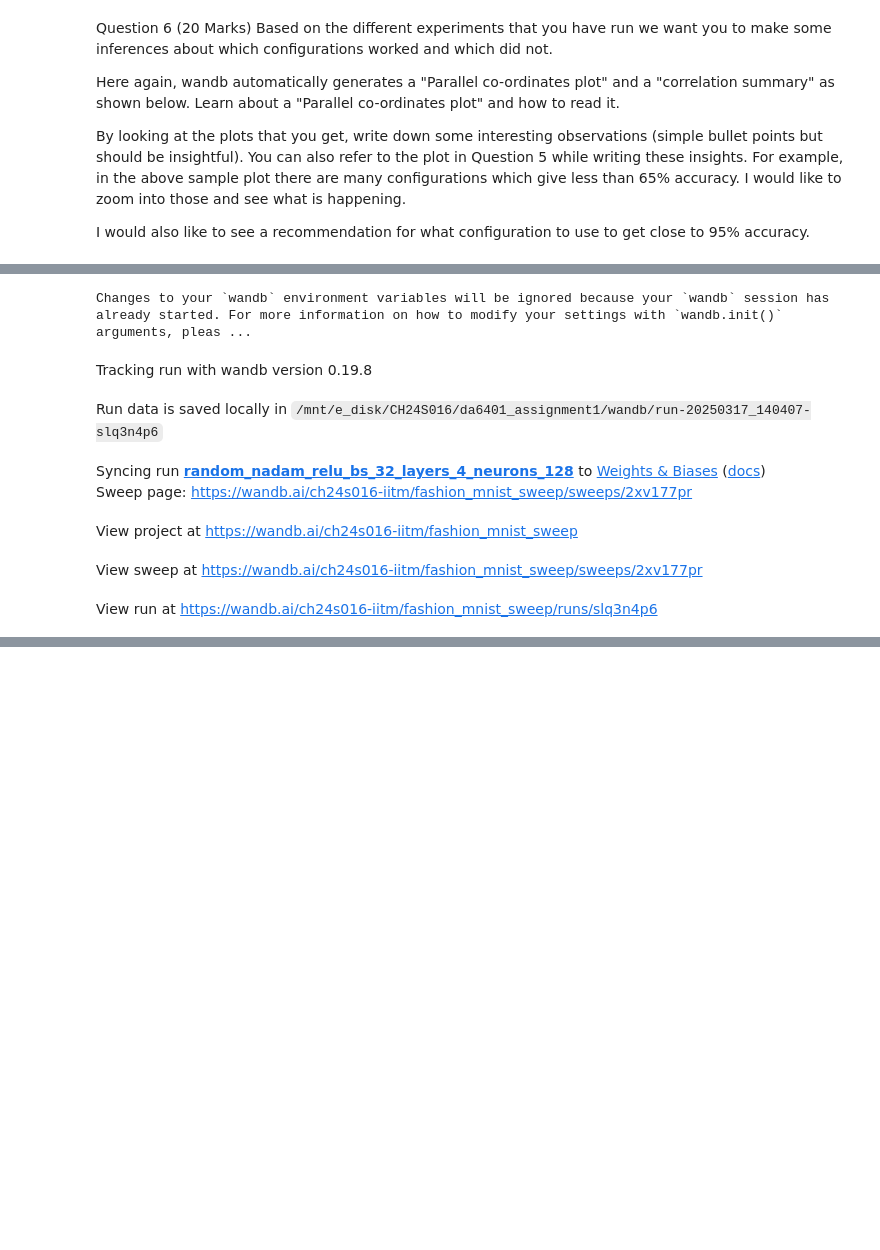
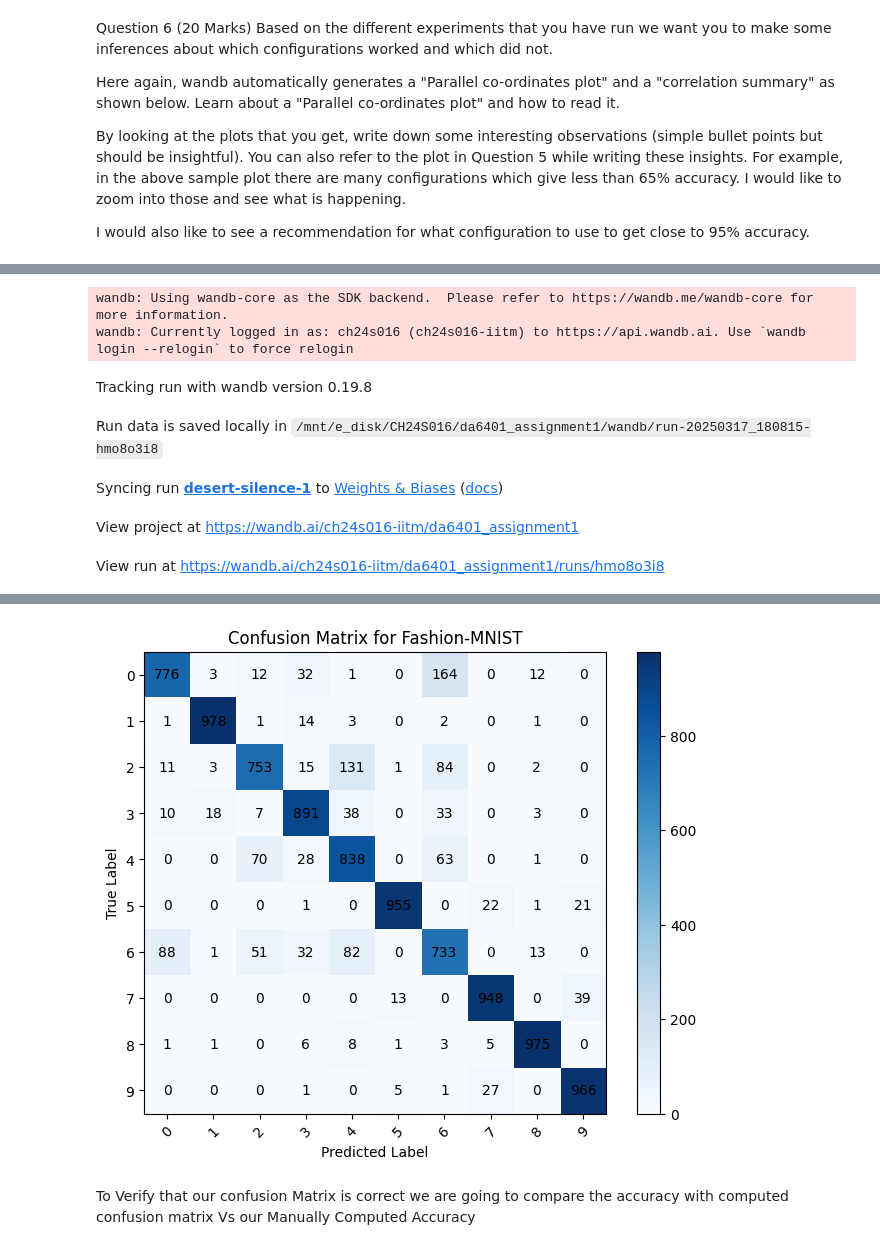
Before and after one commit to Hemnath0075/da6401_assignment1, a Jupyter notebook: all_questions.ipynb, the cells around one changed output, grey strips where cells are left out. Saved outputs shown, nothing was run; the diff lists cells and outputs as text; code cells hidden in the pictures; blank space fills up the shorter version.

Commit message:
added confusion matrix for inference with test dataset

```diff
--- a/all_questions.ipynb
+++ b/all_questions.ipynb
@@ -649,17 +652,58 @@ model = NeuralNetwork(
 model.train(train_images_splitted, train_labels_splitted, best_run.config['epochs'], best_run.config['batch_size'], val_images, val_labels,plots=False,wb_log=True)
 
 y_pred = model.predict(test_images)
-test_accuracy = np.mean(y_pred == test_labels)
-print(f"Test Accuracy: {test_accuracy:.4f}")
+y_pred = np.argmax(y_pred, axis=1)
+y_true_labels = np.argmax(test_labels, axis=1)
+test_accuracy = np.mean(y_pred == y_true_labels)
+print('the accuracy of test dataset is ',test_accuracy)
+
+# Number of classes in Fashion-MNIST
+num_classes = 10
+
+# Initialize confusion matrix with zeros
+confusion_matrix = np.zeros((num_classes, num_classes), dtype=int)
+
+# Populate the confusion matrix
+for true, pred in zip(y_true_labels, y_pred):
+    confusion_matrix[true, pred] += 1
+
+
+
+fig, ax = plt.subplots(figsize=(8, 6))
+cax = ax.imshow(confusion_matrix, cmap="Blues")
+
+# Add color bar
+plt.colorbar(cax)
+
+# Set labels
+ax.set_xlabel("Predicted Label")
+ax.set_ylabel("True Label")
+ax.set_xticks(np.arange(num_classes))
+ax.set_yticks(np.arange(num_classes))
+ax.set_xticklabels(np.arange(num_classes))
+ax.set_yticklabels(np.arange(num_classes))
+
+# Rotate x-axis labels for better readability
+plt.xticks(rotation=45)
+
+# Add text annotations inside the cells
+for i in range(num_classes):
+    for j in range(num_classes):
+        ax.text(j, i, str(confusion_matrix[i, j]), ha="center", va="center", color="black")
+
+# Set title
+ax.set_title("Confusion Matrix for Fashion-MNIST")
+
+# Show plot
+plt.show()
 # %% [output]
-Changes to your `wandb` environment variables will be ignored because your `wandb` session has already started. For more information on how to modify your settings with `wandb.init()` arguments, pleas ...
+wandb: Using wandb-core as the SDK backend.  Please refer to https://wandb.me/wandb-core for more information.
+wandb: Currently logged in as: ch24s016 (ch24s016-iitm) to https://api.wandb.ai. Use `wandb login --relogin` to force relogin
 Tracking run with wandb version 0.19.8
-Run data is saved locally in /mnt/e_disk/CH24S016/da6401_assignment1/wandb/run-20250317_140407-slq3n4p6
+Run data is saved locally in /mnt/e_disk/CH24S016/da6401_assignment1/wandb/run-20250317_180815-hmo8o3i8
-Syncing run random_nadam_relu_bs_32_layers_4_neurons_128 to Weights & Biases (docs)
-Sweep page: https://wandb.ai/ch24s016-iitm/fashion_mnist_sweep/sweeps/2xv177pr
+Syncing run desert-silence-1 to Weights & Biases (docs)
-View project at https://wandb.ai/ch24s016-iitm/fashion_mnist_sweep
+View project at https://wandb.ai/ch24s016-iitm/da6401_assignment1
-View sweep at https://wandb.ai/ch24s016-iitm/fashion_mnist_sweep/sweeps/2xv177pr
+View run at https://wandb.ai/ch24s016-iitm/da6401_assignment1/runs/hmo8o3i8
-View run at https://wandb.ai/ch24s016-iitm/fashion_mnist_sweep/runs/slq3n4p6
 <Run ch24s016-iitm/fashion_mnist_sweep/fb9d9r7d (finished)>
 Best run ID: fb9d9r7d, Val Accuracy: 0.8856666666666667
 the best model parameters are {'epochs': 10, 'optimizer': 'nadam', 'activation': 'tanh', 'batch_size': 32, 'hidden_size': 128, 'weight_init': 'xavier', 'weight_decay': 0.0005, 'hidden_layers': 4, 'lea ...
@@ -676,0 +724,3 @@ Test Accuracy: 0.0000
+[figure, added]
+# %% [markdown]
+To Verify that our confusion Matrix is correct we are going to compare the accuracy with computed confusion matrix Vs our Manually Computed Accuracy
```
Also changed, not shown: parts of 6 cells of this notebook, 3 other files.
